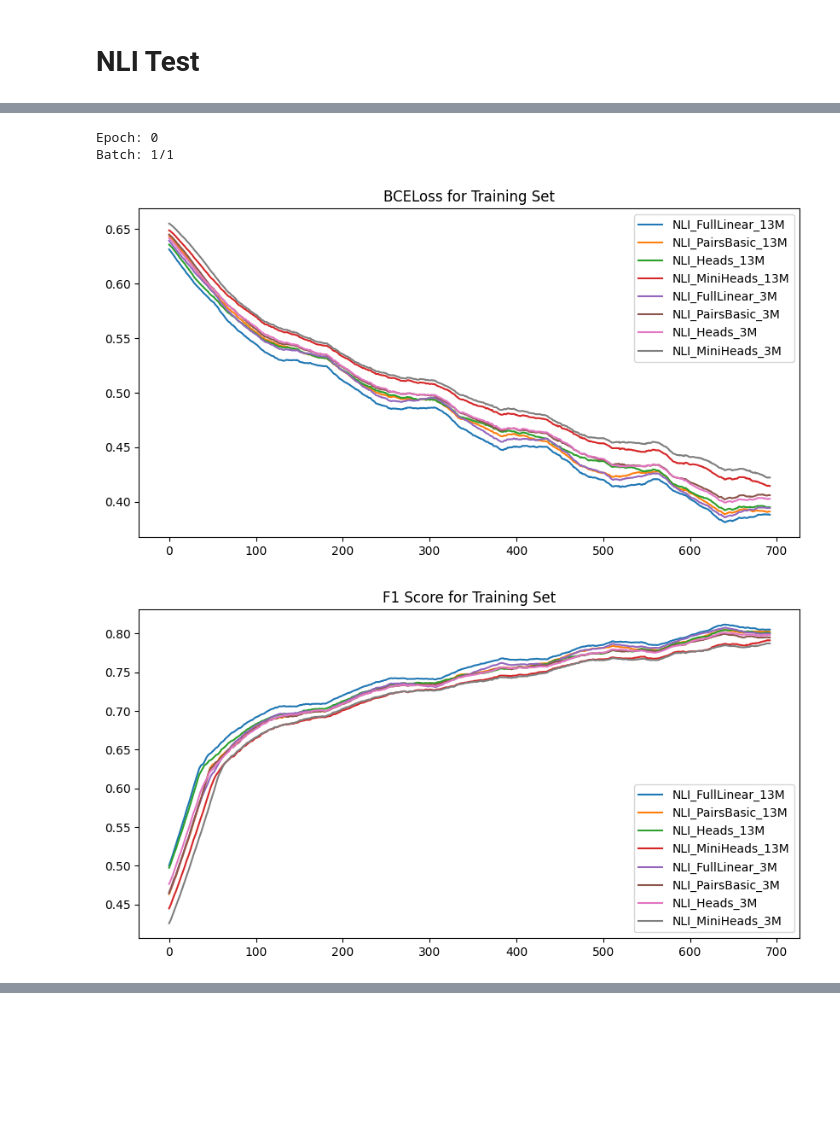
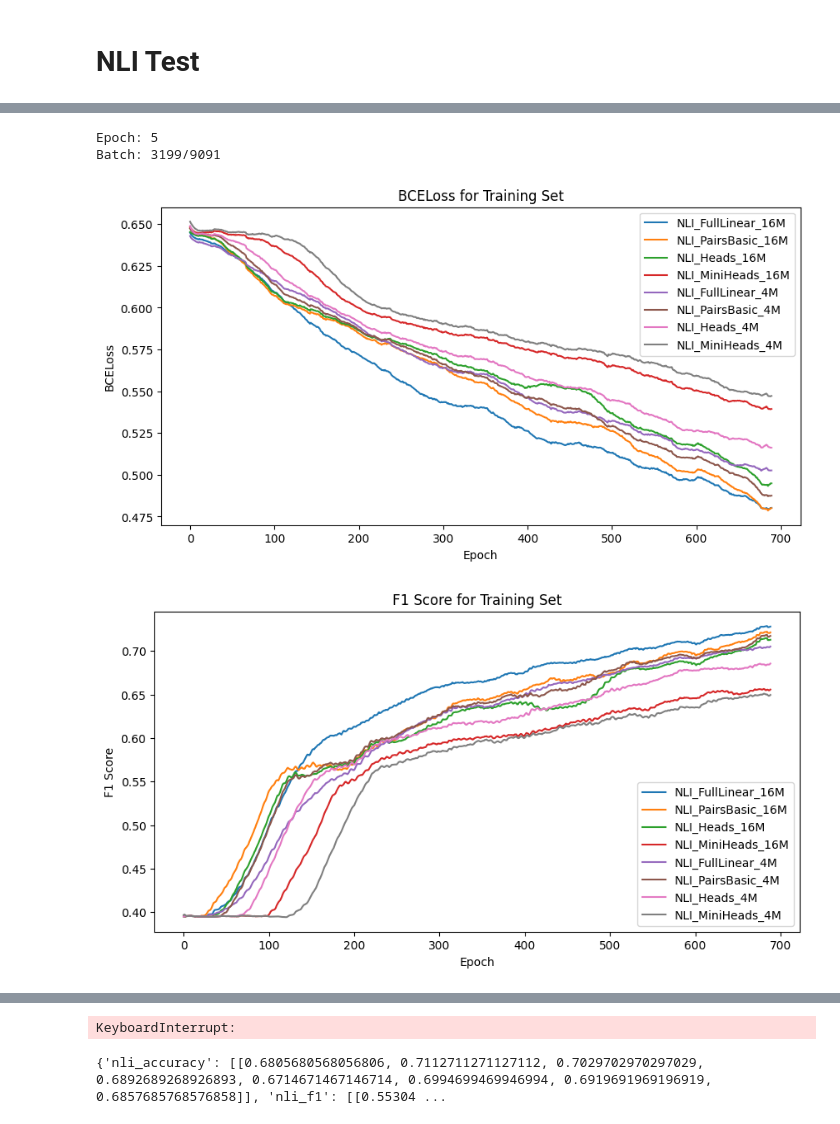
Before and after one commit to ignajgalloupm/tfm_disinformation, a Jupyter notebook: test.ipynb, the cells around one changed output, grey strips where cells are left out. Drawn from its saved outputs; the diff is of its cells as text; code cells hidden in the pictures; blank space fills up the shorter version.

```diff
--- a/test.ipynb
+++ b/test.ipynb
@@ -111,2 +70,0 @@ The autoreload extension is already loaded. To reload it, use:
-# %%
-train_fever_loader = DataLoader(train_fever_dataset, batch_size=64, num_workers=8, shuffle=True, collate_fn=fever_collator)
@@ -276,16 +189,16 @@ from wiki_dataset import WikiDataset
 from vector_database import VectorDatabase
 from torch.utils.data import DataLoader
 from fever_dataset import FeverDataset, FeverCollator
-from embgen import EmbeddingGenerator
-from nli_13 import NLI_FullLinear_13M, NLI_PairsBasic_13M, NLI_Heads_13M, NLI_MiniHeads_13M
-from nli_3 import NLI_FullLinear_3M, NLI_PairsBasic_3M, NLI_Heads_3M, NLI_MiniHeads_3M
+from embgen_gte import EmbeddingGenerator
+from nli_16 import NLI_FullLinear_16M, NLI_PairsBasic_16M, NLI_Heads_16M, NLI_MiniHeads_16M
+from nli_4 import NLI_FullLinear_4M, NLI_PairsBasic_4M, NLI_Heads_4M, NLI_MiniHeads_4M
 from NLI_tests.validation2 import Validation
 from NLI_tests.train2 import Train
 from NLI_tests.other_utils import print_progress
 import torch
 
 device = torch.device('cuda' if torch.cuda.is_available() else 'cpu')
-N_EPOCHS = 4
+N_EPOCHS = 7
 NUM_EXTRA_PAGES = 0
 
 fever_collator = FeverCollator()
@@ -294,30 +207,31 @@ train_fever_loader = DataLoader(train_fever_dataset, batch_size=len(train_fever_
 eval_fever_dataset = FeverDataset(type='eval')
 eval_fever_loader = DataLoader(eval_fever_dataset, len(train_fever_dataset), num_workers=1, shuffle=False, collate_fn=fever_collator, pin_memory=True)
 wiki_dataset = WikiDataset(reduced=False, in_mem=False, num_extra_pages=NUM_EXTRA_PAGES, seed=0)
-wiki_dataloader = DataLoader(wiki_dataset, batch_size=8196, num_workers=8, shuffle=False, pin_memory=True)
+wiki_dataloader = DataLoader(wiki_dataset, batch_size=10000, num_workers=4, shuffle=False, pin_memory=True)
+evidence_dataset = WikiDataset(reduced=False, in_mem=True, evidence=True, num_extra_pages=NUM_EXTRA_PAGES, seed=0)
+evidence_dataloader = DataLoader(evidence_dataset, batch_size=10000, num_workers=8, shuffle=False, pin_memory=True)
 
 emb_gen = EmbeddingGenerator(device=device)
-nli = [NLI_FullLinear_13M(device=device), NLI_PairsBasic_13M(device=device), NLI_Heads_13M(device=device), NLI_MiniHeads_13M(device=device),
-       NLI_FullLinear_3M(device=device), NLI_PairsBasic_3M(device=device), NLI_Heads_3M(device=device), NLI_MiniHeads_3M(device=device)]
+nli = [NLI_FullLinear_16M(device=device), NLI_PairsBasic_16M(device=device), NLI_Heads_16M(device=device), NLI_MiniHeads_16M(device=device),
+       NLI_FullLinear_4M(device=device), NLI_PairsBasic_4M(device=device), NLI_Heads_4M(device=device), NLI_MiniHeads_4M(device=device)]
 
-loss_fn1 = torch.nn.CosineEmbeddingLoss(margin=0.25)
 loss_fn2 = torch.nn.BCEWithLogitsLoss()
 
 # a fussed optimizer
 optimizer = torch.optim.AdamW([
-    {'params': nli[i].parameters(), 'lr': 1e-4} for i in range(len(nli))
+    {'params': nli[i].parameters(), 'lr': 5e-5} for i in range(len(nli))
 ], fused=True)
 
 
 tracking_eval = {'nli_f1': [],
+                'nli_accuracy': [],
                 'average_enough_retrieved': [],
                 'average_total_retrieved': [],
                 'average_loss2':  [],}
 
 
-tracking_train = { 'nli_f1': [],
+tracking_train = {'nli_f1': [],
+                 'nli_accuracy': [],
                  'average_enough_retrieved': [],
                  'average_total_retrieved': [],
                  'average_loss2':  [],}
-# %%
-emb_gen.load_state_dict(torch.load('models/emb_gen_v1.pth'))
@@ -326,6 +238,7 @@ emb_gen.load_state_dict(torch.load('models/emb_gen_v1.pth'))
 # %%
 vdb = VectorDatabase(wiki_loader=wiki_dataloader, emb_gen=emb_gen, host='docker', version='v1')
+evdb = VectorDatabase(wiki_loader=evidence_dataloader, emb_gen=emb_gen, host='docker', version='ve')
 
-val = Validation(device=device, eval_loader=eval_fever_loader, loss_fn1=loss_fn1, loss_fn2=loss_fn2, model_name='test', vdb=vdb, emb_gen=emb_gen)
-train = Train(device=device, train_loader=train_fever_loader, loss_fn1=loss_fn1, loss_fn2=loss_fn2, optimizer=optimizer, model_name='v1', vdb=vdb, emb_gen=emb_gen)
+val = Validation(device=device, eval_loader=eval_fever_loader, loss_fn2=loss_fn2, vdb=vdb, emb_gen=emb_gen)
+train = Train(device=device, train_loader=train_fever_loader, loss_fn2=loss_fn2, optimizer=optimizer, vdb=vdb, evdb=evdb, emb_gen=emb_gen)
 # %% [output]
@@ -333,12 +262,12 @@ Collection already exists
 # %%
-#val.valid_epoch(vdb=vdb, emb_gen=emb_gen, nli=nli, tracking_eval=tracking_eval)
-for epoch in range(2):
-    train.train_epoch(epoch=epoch, vdb=vdb, emb_gen=emb_gen, nli=nli, tracking_train=tracking_train, tracking_eval=tracking_eval, super_batch=128, ma_ratio=0.1)
+val.valid_epoch(emb_gen=emb_gen, nli=nli, tracking_eval=tracking_eval)
+for epoch in range(N_EPOCHS):
+    train.train_epoch(epoch=epoch, emb_gen=emb_gen, nli=nli, val=val, tracking_train=tracking_train, tracking_eval=tracking_eval, super_batch=64, ma_ratio=0.1)
     print_progress(epoch=0, batch=1, num_total_batches=1, tracking_train=tracking_train, tracking_eval=tracking_eval, ma_ratio=0.1)
-    val.valid_epoch(vdb=vdb, emb_gen=emb_gen, nli=nli, tracking_eval=tracking_eval)
+    val.valid_epoch(emb_gen=emb_gen, nli=nli, tracking_eval=tracking_eval)
     print_progress(epoch=0, batch=1, num_total_batches=1, tracking_train=tracking_train, tracking_eval=tracking_eval, ma_ratio=0.1)
 # %% [output]
-Epoch: 0
-Batch: 1/1
+Epoch: 5
+Batch: 3199/9091
-[figure, old version]
+[figure, new version]
-[figure, old version]
+[figure, new version]
@@ -349,3 +297,4 @@ Batch: 1/1
+KeyboardInterrupt:
 # %%
 import json
 
@@ -356 +305,23 @@ with open('NLI_tests/results/tracking_eval_v13_v3.json', 'w') as f:
     json.dump(tracking_eval, f)
+# %%
+from NLI_tests.validation2 import Validation
+from NLI_tests.train_eval_utils2 import get_metrics
+
+# evaluate on the test set
+tracking_test = {'nli_accuracy': [],
+                'nli_f1': [],
+                'overall_accuracy': [],
+                'overall_f1': [],
+                'conditional_accuracy': [],
+                'conditional_f1': [],
+                'average_enough_retrieved': [],
+                'average_total_retrieved': [],
+                'average_loss2':  []}
+
+test_fever_dataset = FeverDataset(type='test')
+test_fever_loader = DataLoader(test_fever_dataset, len(test_fever_dataset), num_workers=1, shuffle=False, collate_fn=fever_collator, pin_memory=True)
+test = Validation(device=device, eval_loader=test_fever_loader, loss_fn2=loss_fn2, vdb=vdb, emb_gen=emb_gen)
+test.valid_epoch(emb_gen=emb_gen, nli=nli, tracking_eval=tracking_test)
+print(tracking_test)
+# %% [output]
+{'nli_accuracy': [[0.6805680568056806, 0.7112711271127112, 0.7029702970297029, 0.6892689268926893, 0.6714671467146714, 0.6994699469946994, 0.6919691969196919, 0.6857685768576858]], 'nli_f1': [[0.55304 ...
```
Also changed, not shown: parts of 15 cells of this notebook, 41 other files.
